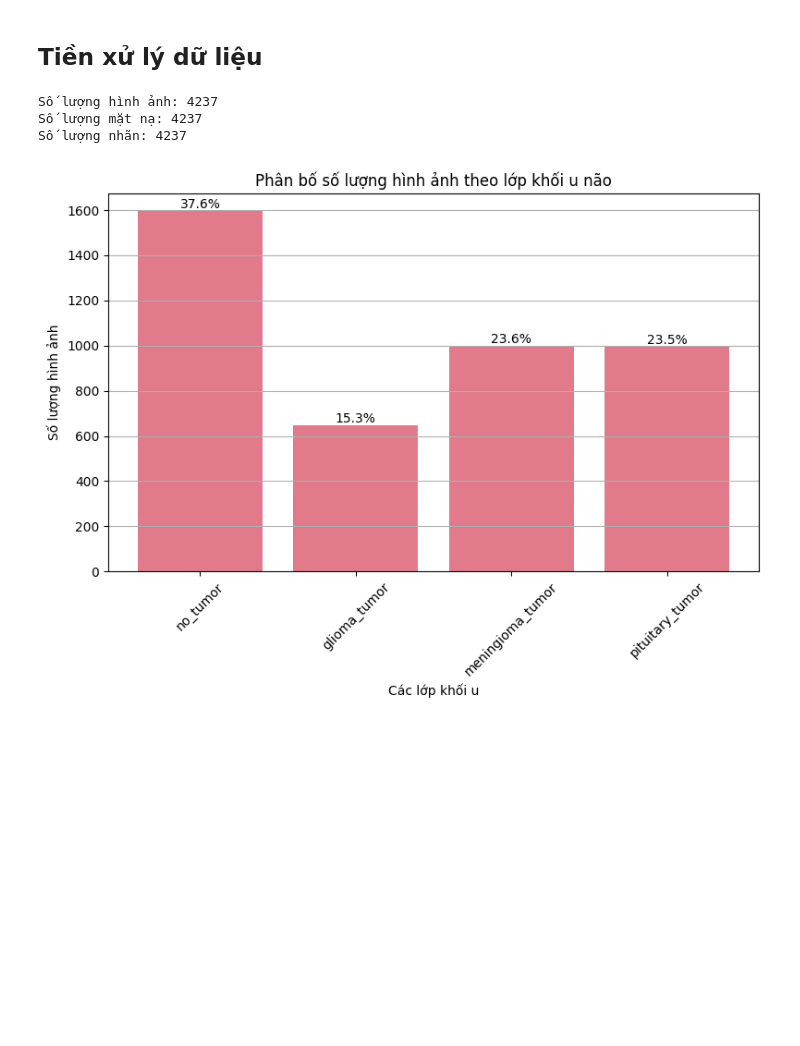
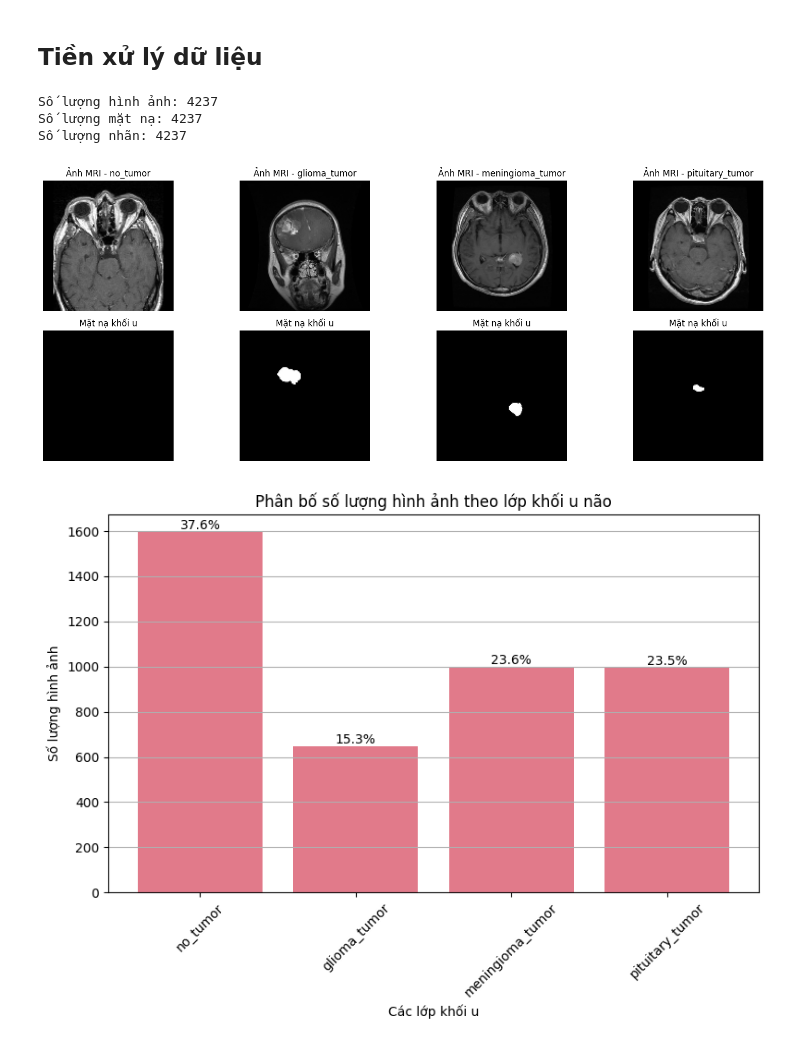
Before and after one commit to Trung381/KPDL, a Jupyter notebook: final_unet.ipynb, the cells around one changed output. Saved outputs shown, nothing was run; the diff lists cells and outputs as text; code cells hidden in the pictures; blank space fills up the shorter version.

```diff
--- a/final_unet.ipynb
+++ b/final_unet.ipynb
@@ -59,33 +59,56 @@ for class_name in classes:
                 image = cv2.imread(image_path, cv2.IMREAD_GRAYSCALE)
                 image = cv2.resize(image, target_size)  # Thay đổi kích thước hình ảnh
                 image = image / 255.0  # Chuẩn hóa giá trị pixel về [0, 1]
 
                 mask_name = image_name
                 mask_path = os.path.join(mask_folder, mask_name)
 
                 if os.path.exists(mask_path):
                     mask = cv2.imread(mask_path, cv2.IMREAD_GRAYSCALE)
                     mask = cv2.resize(mask, target_size)  # Thay đổi kích thước mặt nạ
                     mask = mask / 255.0  # Chuẩn hóa giá trị pixel về [0, 1]
 
                     images.append(image)
                     masks.append(mask)
                     labels.append(classes.index(class_name))
                 else:
                     print(f"Mặt nạ bị thiếu cho hình ảnh: {image_name}")
 
 # Bước 2: Chuyển đổi danh sách thành mảng NumPy và định dạng lại
 images = np.array(images).reshape(-1, 128, 128, 1)  # Thêm chiều kênh (channel)
 masks = np.array(masks).reshape(-1, 128, 128, 1)    # Thêm chiều kênh (channel)
 labels = np.array(labels)
 
 print(f"Số lượng hình ảnh: {len(images)}")
 print(f"Số lượng mặt nạ: {len(masks)}")
 print(f"Số lượng nhãn: {len(labels)}")
+
+# Show ảnh minh họa
+num_classes = len(classes)
+# Tìm chỉ số đầu tiên của mỗi class trong mảng labels
+fig, axes = plt.subplots(nrows=2, ncols=num_classes, figsize=(4 * num_classes, 6))
+
+for class_index, class_name in enumerate(classes):
+    # Lấy index đầu tiên của ảnh thuộc class hiện tại
+    idx = np.where(labels == class_index)[0][0]
+
+    # Hàng trên: ảnh MRI
+    axes[0, class_index].imshow(images[idx].squeeze(), cmap='gray')
+    axes[0, class_index].set_title(f"Ảnh MRI - {class_name}")
+    axes[0, class_index].axis('off')
+
+    # Hàng dưới: mặt nạ tương ứng
+    axes[1, class_index].imshow(masks[idx].squeeze(), cmap='gray')
+    axes[1, class_index].set_title("Mặt nạ khối u")
+    axes[1, class_index].axis('off')
+
+plt.tight_layout()
+plt.show()
 # %% [output]
 Số lượng hình ảnh: 4237
 Số lượng mặt nạ: 4237
 Số lượng nhãn: 4237
+[figure, added]
 # %%
 # Bước 3: Kiểm tra trực quan - Phân bố dữ liệu
 unique, counts = np.unique(labels, return_counts=True)
```
Also changed, not shown: 1 other file.
